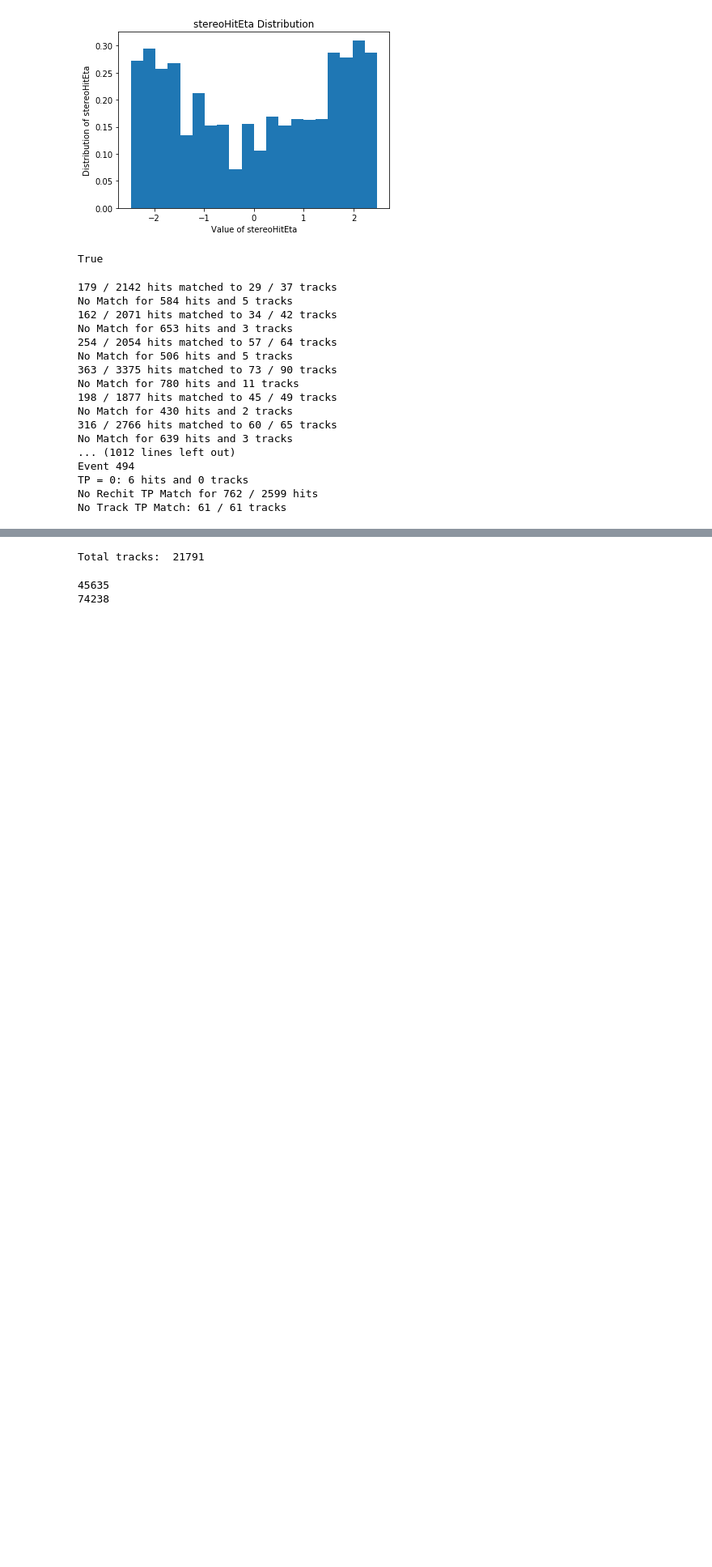
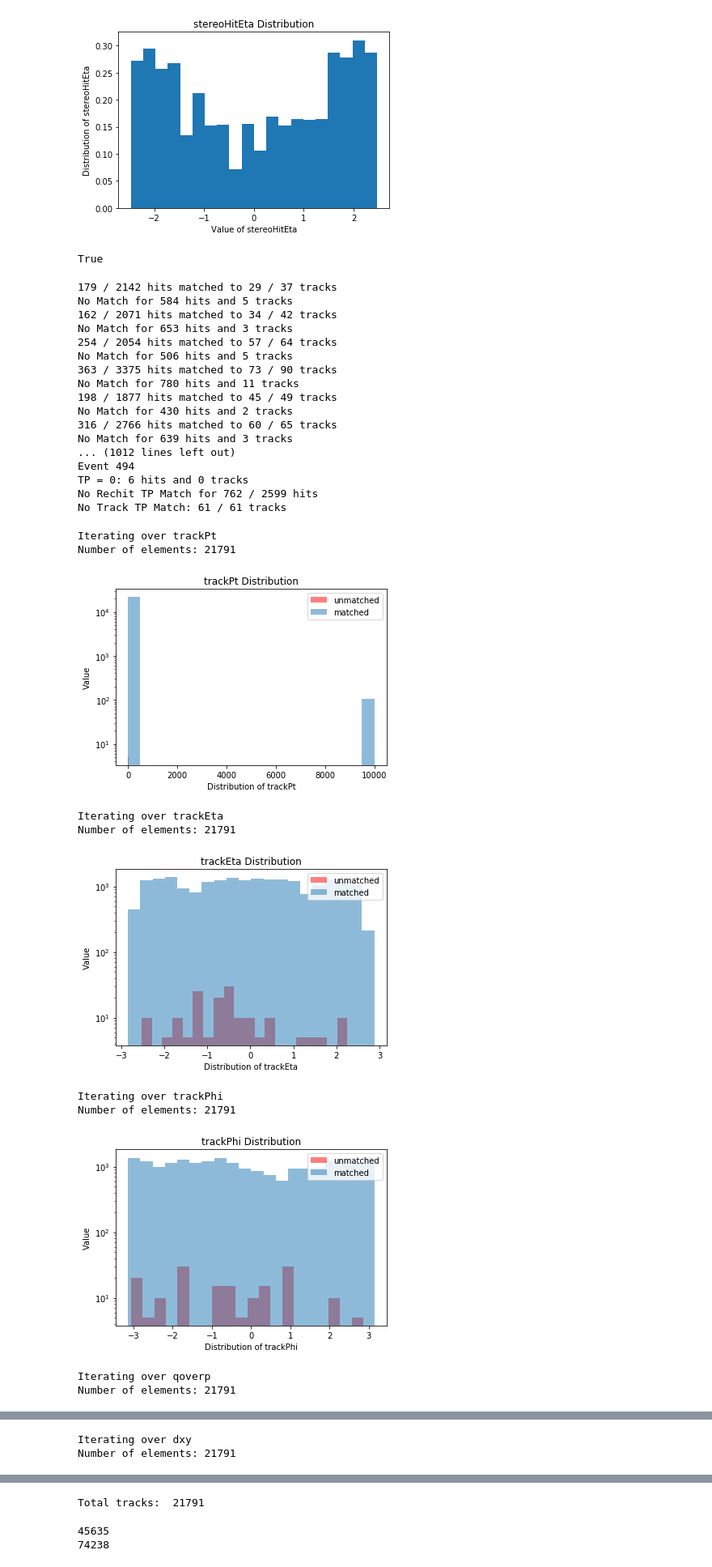
Before and after one commit to SwapneelM/TrackingNtuples, a Jupyter notebook: TrackingNtuples/scripts/DataVisualizer - Final.ipynb, the cells around one changed output, grey strips where cells are left out. Shown at 81% size. Saved outputs shown, nothing was run; the diff lists cells and outputs as text; code cells hidden in the pictures; blank space fills up the shorter version.

Commit message:
Regenerated plots for track pt

```diff
--- a/TrackingNtuples/scripts/DataVisualizer - Final.ipynb
+++ b/TrackingNtuples/scripts/DataVisualizer - Final.ipynb
@@ -273,8 +273,10 @@ for unmatched_event_ in no_matched_tracks_:
     print unmatched_event_[1], "hits with zero TP of total",  unmatched_event_[2], "hits and",
     print unmatched_event_[3],"/", unmatched_event_[4],"matched tracks"
 
+unmatched_event_number_ = []
 for event_data_ in no_matched_tracks_:
     print "\nEvent", event_data_[0]
+    unmatched_event_number_.append(event_data_[0])
     print "TP = 0:", stereo_tp_idx_[event_data_[0]].tolist().count(0), "hits and", track_tp_idx_[event_data_[0]].tolist().count(0), "tracks"
     print "No Rechit TP Match for", stereo_tp_idx_[event_data_[0]].tolist().count(-1), "/", event_data_[2], "hits"
     print "No Track TP Match:", track_tp_idx_[event_data_[0]].tolist().count(-2), "/", event_data_[4], "tracks"
@@ -282,7 +284,7 @@ for event_data_ in no_matched_tracks_:
 
     for i in track_tp_idx_[event_data_[0]]:
         if i in stereo_tp_idx_[event_data_[0]]:
-            print "Match found", i
+            print "ERROR: Match found ---------------------------", i
 # %% [output]
 179 / 2142 hits matched to 29 / 37 tracks
 No Match for 584 hits and 5 tracks
@@ -301,3 +303,43 @@ Event 494
 TP = 0: 6 hits and 0 tracks
 No Rechit TP Match for 762 / 2599 hits
 No Track TP Match: 61 / 61 tracks
+# %%
+
+for i, key in zip(range(5), ["trackPt", "trackEta", "trackPhi", "qoverp", "dxy", "dsz"]):
+    track_param_ = data_.array(key)
+
+    print "Iterating over", key
+    concat_track_param_ = []
+    for j in range(len(track_param_)):
+        concat_track_param_.extend(track_param_[j])
+
+    print "Number of elements:", len(concat_track_param_)
+    ax_ = plt.subplot()
+    unmatched_data_ = []
+    for event_data_ in no_matched_tracks_:
+        # Use the event number from the stored data for the event with no matched tracks
+        unmatched_data_.extend(track_param_[j])
+    # Plot that single element on the histogram in a different color
+    plt.hist(unmatched_data_, histtype='bar', bins=20, align='mid', orientation='vertical', color='red', alpha=0.5, label='unmatched')
+
+    #plt.hist([unmatched_data_, concat_track_param_], histtype='bar', bins=20, align='mid', orientation='vertical', alpha=0.5, label=['unmatched', 'matched'])
+    plt.hist(concat_track_param_, histtype='bar', bins=20, align='mid', orientation='vertical', alpha=0.5, label='matched')
+    plt.legend(loc='upper right')
+    plt.ylabel('Value')
+    plt.yscale('log')
+    plt.xlabel('Distribution of ' + key)
+    plt.title(key + ' Distribution')
+    plt.savefig('plots/' + gen_event_ + '/track/' + key)
+    plt.show()
+# %% [output]
+Iterating over trackPt
+Number of elements: 21791
+[figure, added]
+Iterating over trackEta
+Number of elements: 21791
+[figure, added]
+Iterating over trackPhi
+Number of elements: 21791
+[figure, added]
+Iterating over qoverp
+Number of elements: 21791
@@ -303,0 +347,2 @@ No Track TP Match: 61 / 61 tracks
+Iterating over dxy
+Number of elements: 21791
```
Also changed, not shown: parts of 3 cells of this notebook, 6 other files.
